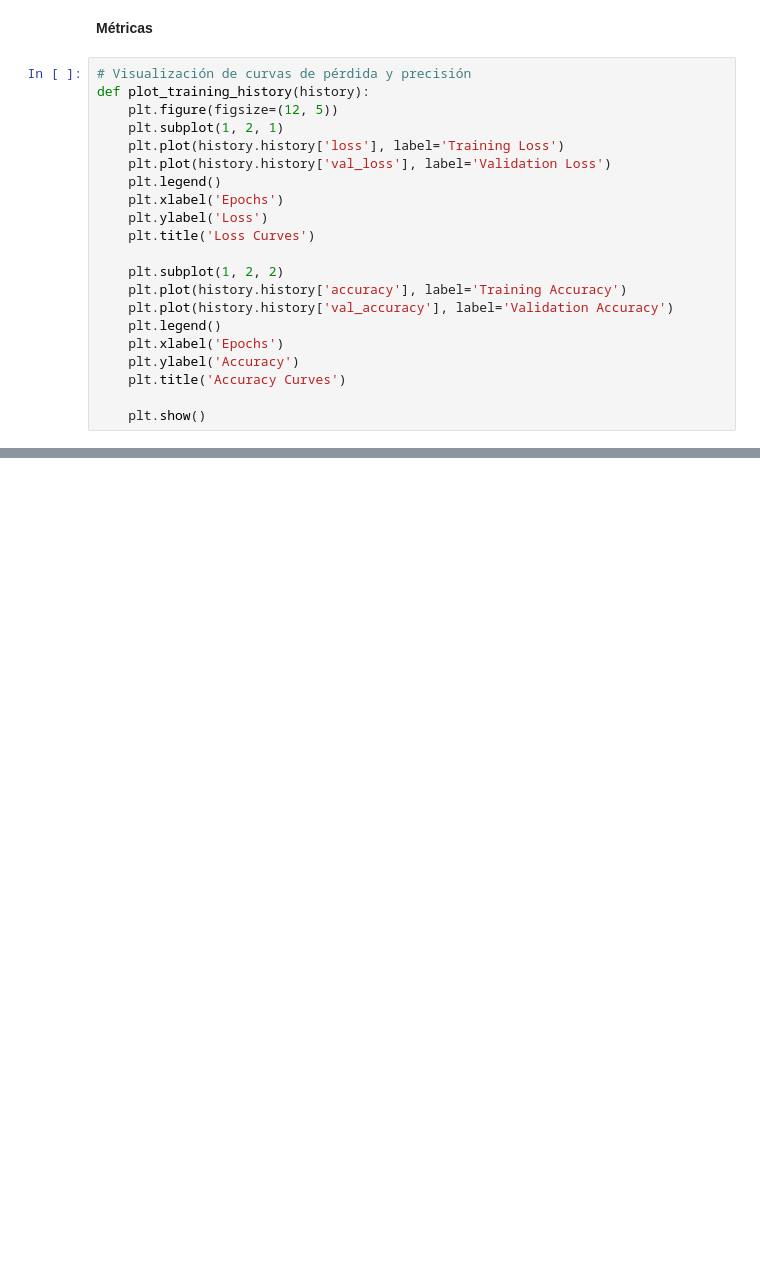
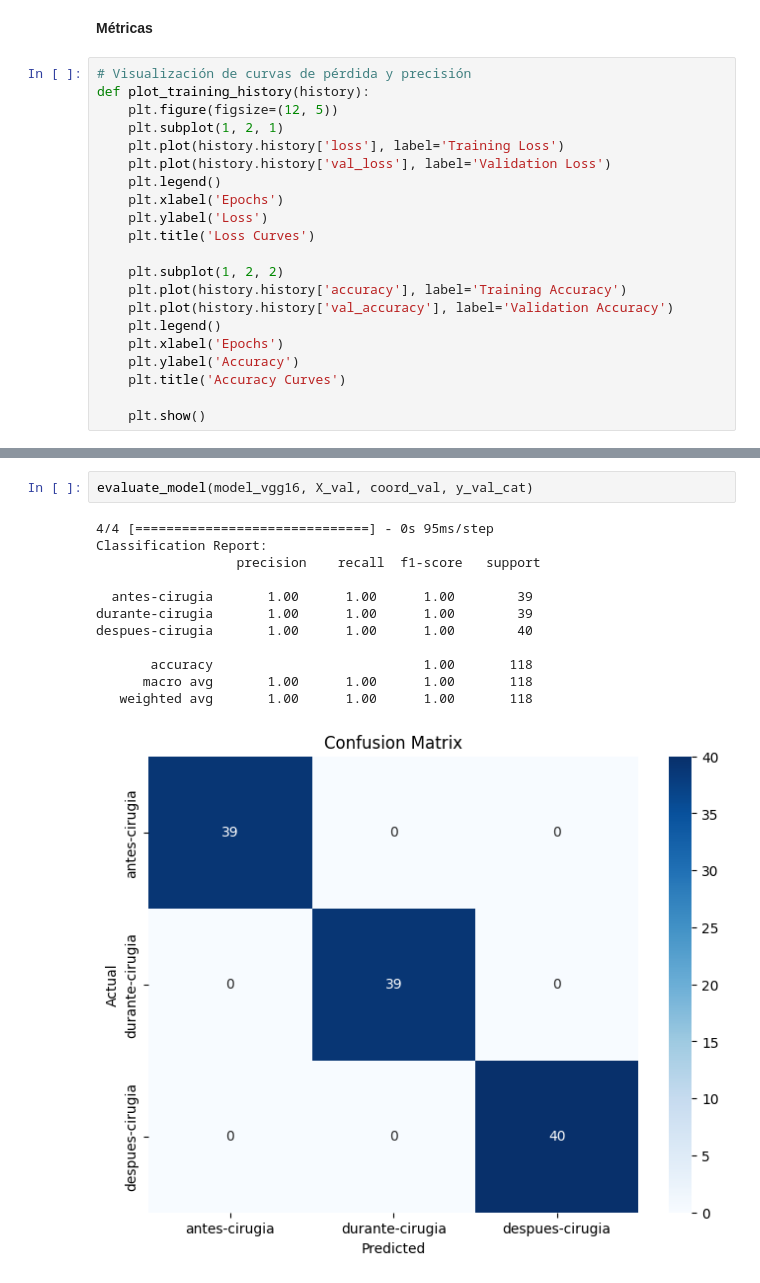
Before and after one commit to AndreaCTS/Transfer_learning, a Jupyter notebook: load_data.ipynb, the cells around one changed output, grey strips where cells are left out. Cells and saved outputs as stored; diff of their text form; blank space fills up the shorter version.

```diff
--- a/load_data.ipynb
+++ b/load_data.ipynb
@@ -801,0 +845,15 @@ from sklearn.model_selection import cross_val_score
+# %%
+evaluate_model(model_vgg16, X_val, coord_val, y_val_cat)
+# %% [output]
+4/4 [==============================] - 0s 95ms/step
+Classification Report:
+                  precision    recall  f1-score   support
+
+  antes-cirugia       1.00      1.00      1.00        39
+durante-cirugia       1.00      1.00      1.00        39
+despues-cirugia       1.00      1.00      1.00        40
+
+       accuracy                           1.00       118
+      macro avg       1.00      1.00      1.00       118
+   weighted avg       1.00      1.00      1.00       118
+[figure, added]
```
Also changed, not shown: parts of 32 cells of this notebook, 2 other files.
